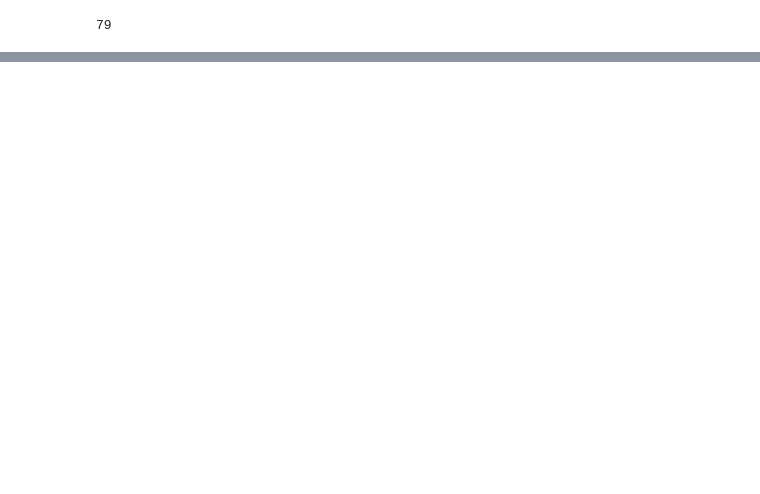
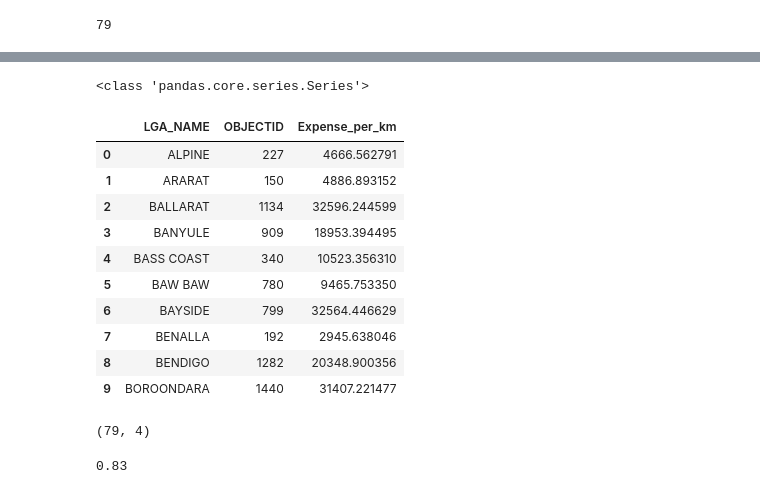
Before and after one commit to Jamie-GiHu/Turqoise-Bears-Project-Repo, a Jupyter notebook: Vic_Crash_analysis.ipynb, the cells around one changed output, grey strips where cells are left out. Saved outputs shown, nothing was run; the diff lists cells and outputs as text; code cells hidden in the pictures; blank space fills up the shorter version.

```diff
--- a/Vic_Crash_analysis.ipynb
+++ b/Vic_Crash_analysis.ipynb
@@ -138,3 +149,3 @@ df.sort_values
 # %%
-df1 = localgov.loc[localgov["Total_roadlength"], :]
-df1.head()
+localgov["Expense_per_km"] = localgov["Total-expenditure"] / localgov["Total_roadlength"]
+localgov.head()
@@ -140,0 +179,4 @@ df1.head()
+# %%
+#df.groupby('Company Name')['Amount'].agg(['sum','count'])
+num_accident_perLGA= crash_data.groupby('LGA_NAME')['OBJECTID'].agg('count').reset_index()
+num_accident_perLGA
@@ -140,0 +201,3 @@ df1.head()
+# %%
+expense_per_km = localgov["Expense_per_km"]
+expense_per_km
@@ -140,0 +217,29 @@ df1.head()
+# %%
+print(type(expense_per_km))
+# %% [output]
+<class 'pandas.core.series.Series'>
+# %%
+#expense_per_km = pd.Series(expense_per_km)
+lga_stats = pd.concat([ num_accident_perLGA, expense_per_km], axis = 1).head(10)
+lga_stats
+# %% [output]
+|  | LGA_NAME | OBJECTID | Expense_per_km |
+| 0 | ALPINE | 227 | 4666.562791 |
+| 1 | ARARAT | 150 | 4886.893152 |
+| 2 | BALLARAT | 1134 | 32596.244599 |
+| 3 | BANYULE | 909 | 18953.394495 |
+| 4 | BASS COAST | 340 | 10523.356310 |
+| 5 | BAW BAW | 780 | 9465.753350 |
+| 6 | BAYSIDE | 799 | 32564.446629 |
+| 7 | BENALLA | 192 | 2945.638046 |
+| 8 | BENDIGO | 1282 | 20348.900356 |
+| 9 | BOROONDARA | 1440 | 31407.221477 |
+# %%
+lga_stats.shape
+# %% [output]
+(79, 4)
+# %%
+#calculate correlation coffecient
+round(st.pearsonr(lga_stats["Expense_per_km"],lga_stats["OBJECTID"])[0],2)
+# %% [output]
+0.83
```
Also changed, not shown: parts of 18 cells of this notebook.
